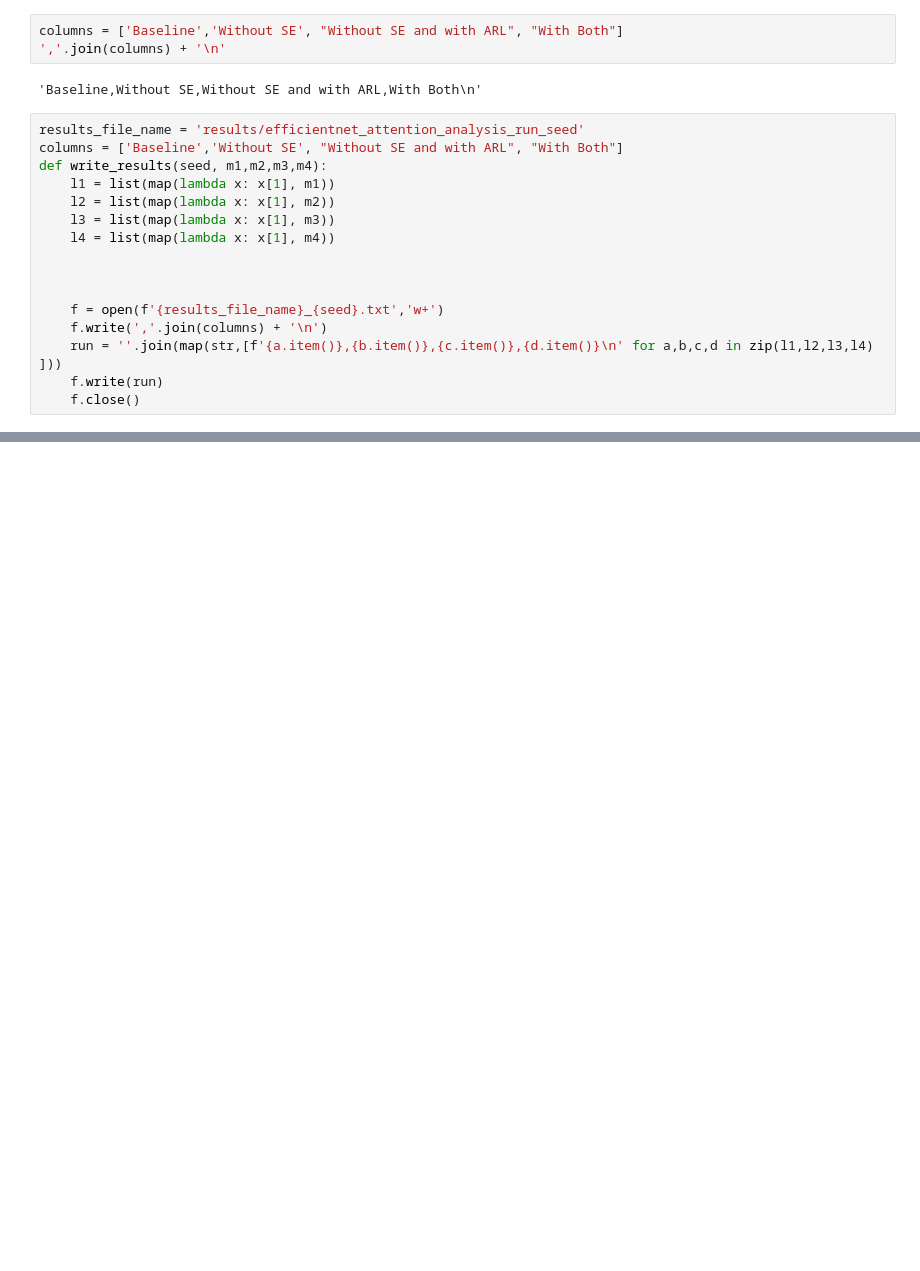
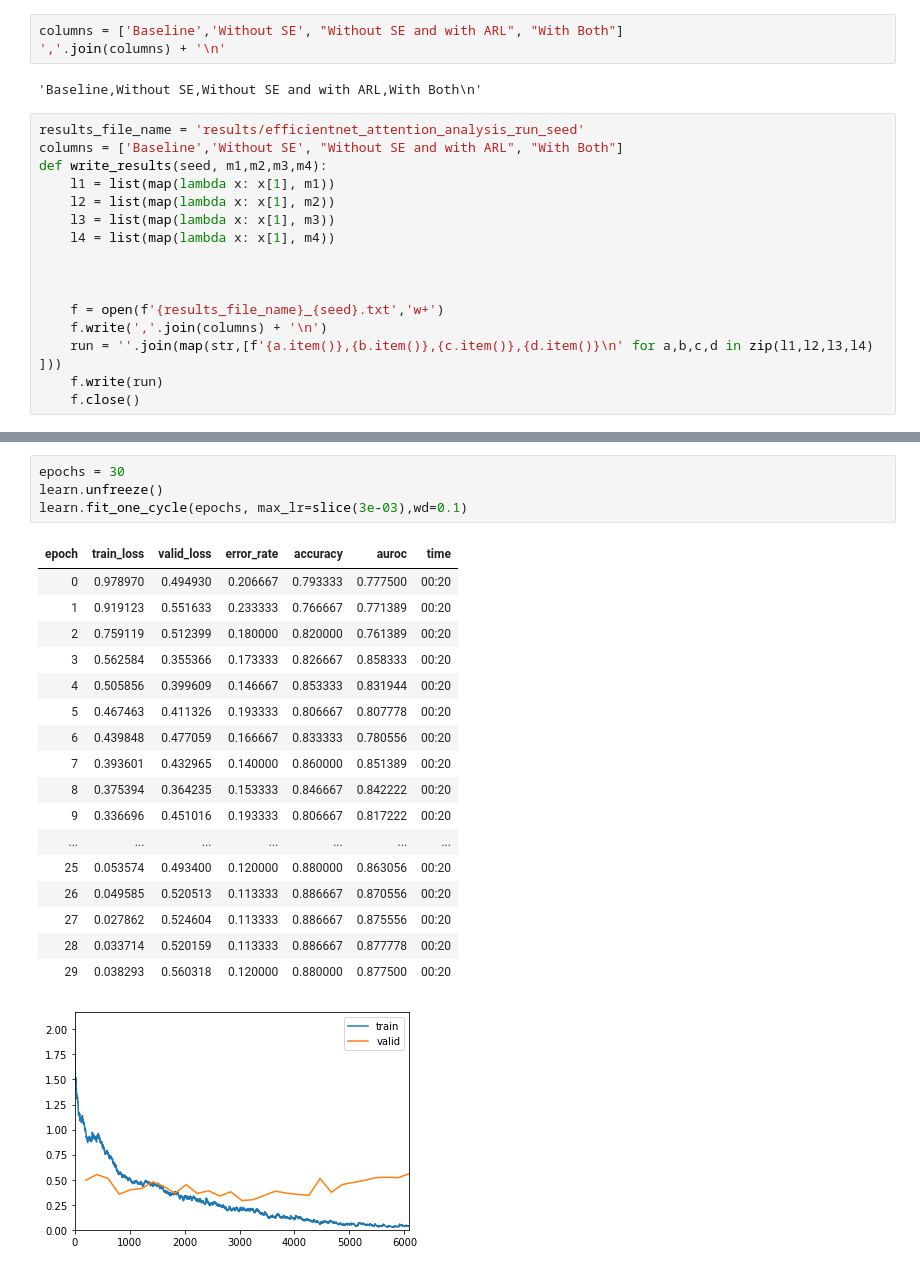
Before and after one commit to mikealche/tesis, a Jupyter notebook: Test Attention Analysis on EfficientNet.ipynb, the cells around one changed output, grey strips where cells are left out. Cells and saved outputs as stored; diff of their text form; blank space fills up the shorter version.

```diff
--- a/Test Attention Analysis on EfficientNet.ipynb
+++ b/Test Attention Analysis on EfficientNet.ipynb
@@ -635,0 +633,23 @@ df.describe()
+# %%
+epochs = 30
+learn.unfreeze()
+learn.fit_one_cycle(epochs, max_lr=slice(3e-03),wd=0.1)
+# %% [output]
+| epoch | train_loss | valid_loss | error_rate | accuracy | auroc | time |
+| 0 | 0.978970 | 0.494930 | 0.206667 | 0.793333 | 0.777500 | 00:20 |
+| 1 | 0.919123 | 0.551633 | 0.233333 | 0.766667 | 0.771389 | 00:20 |
+| 2 | 0.759119 | 0.512399 | 0.180000 | 0.820000 | 0.761389 | 00:20 |
+| 3 | 0.562584 | 0.355366 | 0.173333 | 0.826667 | 0.858333 | 00:20 |
+| 4 | 0.505856 | 0.399609 | 0.146667 | 0.853333 | 0.831944 | 00:20 |
+| 5 | 0.467463 | 0.411326 | 0.193333 | 0.806667 | 0.807778 | 00:20 |
+| 6 | 0.439848 | 0.477059 | 0.166667 | 0.833333 | 0.780556 | 00:20 |
+| 7 | 0.393601 | 0.432965 | 0.140000 | 0.860000 | 0.851389 | 00:20 |
+| 8 | 0.375394 | 0.364235 | 0.153333 | 0.846667 | 0.842222 | 00:20 |
+| 9 | 0.336696 | 0.451016 | 0.193333 | 0.806667 | 0.817222 | 00:20 |
+| ... | ... | ... | ... | ... | ... | ... |
+| 25 | 0.053574 | 0.493400 | 0.120000 | 0.880000 | 0.863056 | 00:20 |
+| 26 | 0.049585 | 0.520513 | 0.113333 | 0.886667 | 0.870556 | 00:20 |
+| 27 | 0.027862 | 0.524604 | 0.113333 | 0.886667 | 0.875556 | 00:20 |
+| 28 | 0.033714 | 0.520159 | 0.113333 | 0.886667 | 0.877778 | 00:20 |
+| 29 | 0.038293 | 0.560318 | 0.120000 | 0.880000 | 0.877500 | 00:20 |
+[figure, added]
```
Also changed, not shown: parts of 10 cells of this notebook, 2 other files.
